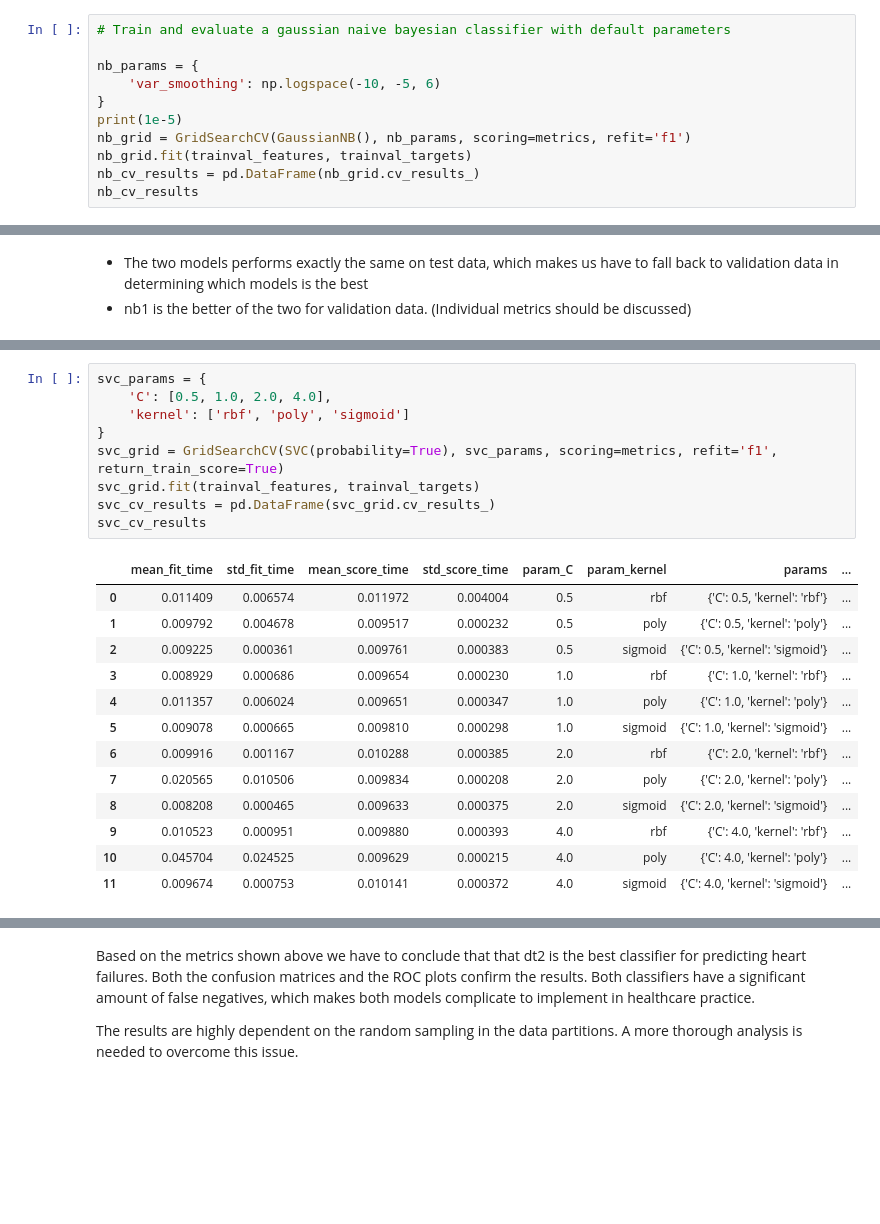
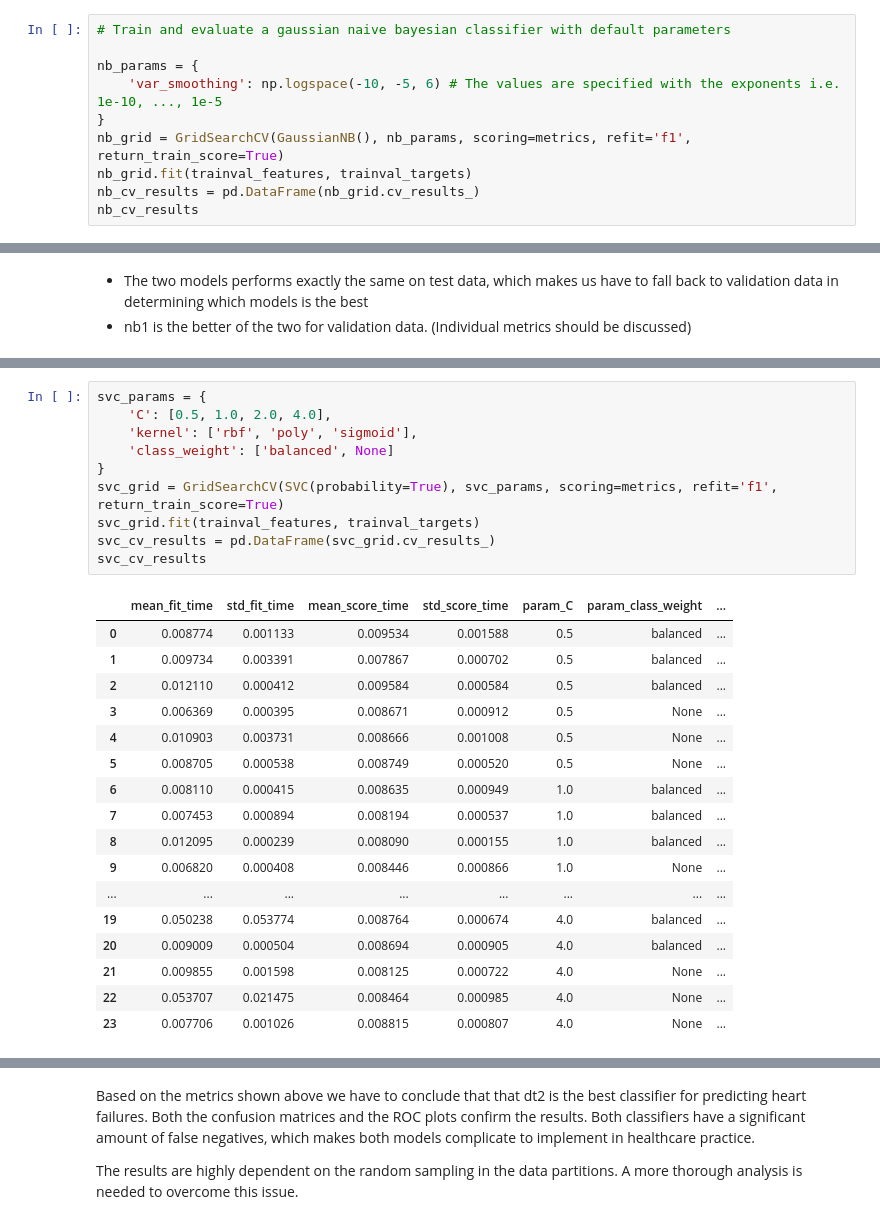
Before and after one commit to lavima/itf31519_2024, a Jupyter notebook: more_supervised_algorithmss/comparing_supportvectormachines_decisiontrees_naivebayes.ipynb, the cells around one changed output, grey strips where cells are left out. Cells and saved outputs as stored; diff of their text form; blank space fills up the shorter version.

```diff
--- a/more_supervised_algorithmss/comparing_supportvectormachines_decisiontrees_naivebayes.ipynb
+++ b/more_supervised_algorithmss/comparing_supportvectormachines_decisiontrees_naivebayes.ipynb
@@ -209,10 +218,9 @@ The ROC curve show very good performance for all sensitivities. This is also sho
 # Train and evaluate a gaussian naive bayesian classifier with default parameters
 
 nb_params = {
-    'var_smoothing': np.logspace(-10, -5, 6)
+    'var_smoothing': np.logspace(-10, -5, 6) # The values are specified with the exponents i.e. 1e-10, ..., 1e-5
 }
-print(1e-5)
-nb_grid = GridSearchCV(GaussianNB(), nb_params, scoring=metrics, refit='f1')
+nb_grid = GridSearchCV(GaussianNB(), nb_params, scoring=metrics, refit='f1', return_train_score=True)
 nb_grid.fit(trainval_features, trainval_targets)
 nb_cv_results = pd.DataFrame(nb_grid.cv_results_)
 nb_cv_results
@@ -250,23 +271,28 @@ RocCurveDisplay.from_estimator(nb_grid, test_features, test_targets)
 # %%
 svc_params = {
     'C': [0.5, 1.0, 2.0, 4.0],
-    'kernel': ['rbf', 'poly', 'sigmoid']
+    'kernel': ['rbf', 'poly', 'sigmoid'],
+    'class_weight': ['balanced', None]
 }
 svc_grid = GridSearchCV(SVC(probability=True), svc_params, scoring=metrics, refit='f1', return_train_score=True)
 svc_grid.fit(trainval_features, trainval_targets)
 svc_cv_results = pd.DataFrame(svc_grid.cv_results_)
 svc_cv_results
 # %% [output]
-|  | mean_fit_time | std_fit_time | mean_score_time | std_score_time | param_C | param_kernel | params | ... |
-| 0 | 0.011409 | 0.006574 | 0.011972 | 0.004004 | 0.5 | rbf | {'C': 0.5, 'kernel': 'rbf'} | ... |
-| 1 | 0.009792 | 0.004678 | 0.009517 | 0.000232 | 0.5 | poly | {'C': 0.5, 'kernel': 'poly'} | ... |
-| 2 | 0.009225 | 0.000361 | 0.009761 | 0.000383 | 0.5 | sigmoid | {'C': 0.5, 'kernel': 'sigmoid'} | ... |
-| 3 | 0.008929 | 0.000686 | 0.009654 | 0.000230 | 1.0 | rbf | {'C': 1.0, 'kernel': 'rbf'} | ... |
-| 4 | 0.011357 | 0.006024 | 0.009651 | 0.000347 | 1.0 | poly | {'C': 1.0, 'kernel': 'poly'} | ... |
-| 5 | 0.009078 | 0.000665 | 0.009810 | 0.000298 | 1.0 | sigmoid | {'C': 1.0, 'kernel': 'sigmoid'} | ... |
-| 6 | 0.009916 | 0.001167 | 0.010288 | 0.000385 | 2.0 | rbf | {'C': 2.0, 'kernel': 'rbf'} | ... |
-| 7 | 0.020565 | 0.010506 | 0.009834 | 0.000208 | 2.0 | poly | {'C': 2.0, 'kernel': 'poly'} | ... |
-| 8 | 0.008208 | 0.000465 | 0.009633 | 0.000375 | 2.0 | sigmoid | {'C': 2.0, 'kernel': 'sigmoid'} | ... |
-| 9 | 0.010523 | 0.000951 | 0.009880 | 0.000393 | 4.0 | rbf | {'C': 4.0, 'kernel': 'rbf'} | ... |
-| 10 | 0.045704 | 0.024525 | 0.009629 | 0.000215 | 4.0 | poly | {'C': 4.0, 'kernel': 'poly'} | ... |
-| 11 | 0.009674 | 0.000753 | 0.010141 | 0.000372 | 4.0 | sigmoid | {'C': 4.0, 'kernel': 'sigmoid'} | ... |
+|  | mean_fit_time | std_fit_time | mean_score_time | std_score_time | param_C | param_class_weight | ... |
+| 0 | 0.008774 | 0.001133 | 0.009534 | 0.001588 | 0.5 | balanced | ... |
+| 1 | 0.009734 | 0.003391 | 0.007867 | 0.000702 | 0.5 | balanced | ... |
+| 2 | 0.012110 | 0.000412 | 0.009584 | 0.000584 | 0.5 | balanced | ... |
+| 3 | 0.006369 | 0.000395 | 0.008671 | 0.000912 | 0.5 | None | ... |
+| 4 | 0.010903 | 0.003731 | 0.008666 | 0.001008 | 0.5 | None | ... |
+| 5 | 0.008705 | 0.000538 | 0.008749 | 0.000520 | 0.5 | None | ... |
+| 6 | 0.008110 | 0.000415 | 0.008635 | 0.000949 | 1.0 | balanced | ... |
+| 7 | 0.007453 | 0.000894 | 0.008194 | 0.000537 | 1.0 | balanced | ... |
+| 8 | 0.012095 | 0.000239 | 0.008090 | 0.000155 | 1.0 | balanced | ... |
+| 9 | 0.006820 | 0.000408 | 0.008446 | 0.000866 | 1.0 | None | ... |
+| ... | ... | ... | ... | ... | ... | ... | ... |
+| 19 | 0.050238 | 0.053774 | 0.008764 | 0.000674 | 4.0 | balanced | ... |
+| 20 | 0.009009 | 0.000504 | 0.008694 | 0.000905 | 4.0 | balanced | ... |
+| 21 | 0.009855 | 0.001598 | 0.008125 | 0.000722 | 4.0 | None | ... |
+| 22 | 0.053707 | 0.021475 | 0.008464 | 0.000985 | 4.0 | None | ... |
+| 23 | 0.007706 | 0.001026 | 0.008815 | 0.000807 | 4.0 | None | ... |
```
Also changed, not shown: parts of 21 cells of this notebook.
